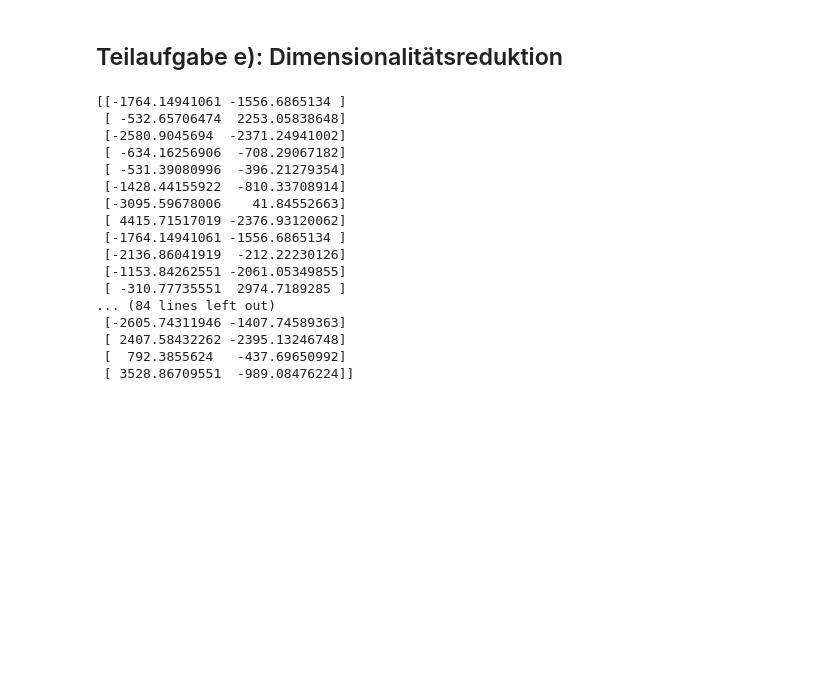
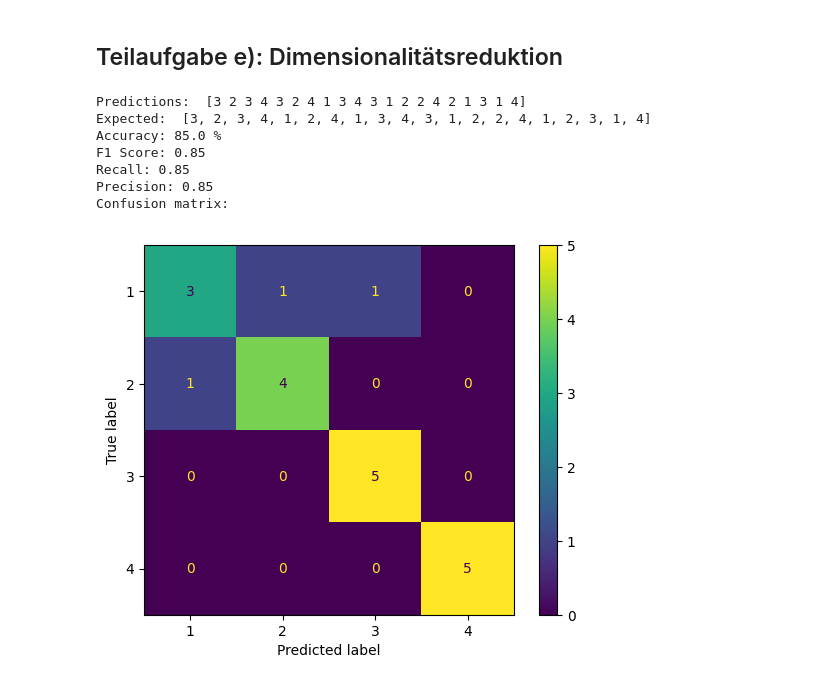
Before and after one commit to CarlGathmann/KI_Programmieraufgabe, a Jupyter notebook: src/aufgabe2.ipynb, the cells around one changed output. Drawn from its saved outputs; the diff is of its cells as text; code cells hidden in the pictures; blank space fills up the shorter version.

```diff
--- a/src/aufgabe2.ipynb
+++ b/src/aufgabe2.ipynb
@@ -179,27 +177,43 @@ Confusion matrix:  [[4 1 0 0]
 # %% [markdown]
 ## Teilaufgabe e): Dimensionalitätsreduktion
-# %%
-from sklearn.decomposition import PCA
-
-pca = PCA(n_components=2)
-pca.fit(X_train + X_test)
-X = pca.transform(X_train + X_test)
-print(X)
-# %% [output]
-[[-1764.14941061 -1556.6865134 ]
- [ -532.65706474  2253.05838648]
- [-2580.9045694  -2371.24941002]
- [ -634.16256906  -708.29067182]
- [ -531.39080996  -396.21279354]
- [-1428.44155922  -810.33708914]
- [-3095.59678006    41.84552663]
- [ 4415.71517019 -2376.93120062]
- [-1764.14941061 -1556.6865134 ]
- [-2136.86041919  -212.22230126]
- [-1153.84262551 -2061.05349855]
- [ -310.77735551  2974.7189285 ]
-... (84 lines left out)
- [-2605.74311946 -1407.74589363]
- [ 2407.58432262 -2395.13246748]
- [  792.3855624   -437.69650992]
- [ 3528.86709551  -989.08476224]]
+# %%
+from sklearn.decomposition import PCA
+
+# Calculate eigenvectors and eigenvalues of the covariance matrix
+X_train = np.array(X_train)
+mean_vec = np.mean(X_train, axis=0)
+cov_mat = np.cov(X_train.T)
+eig_vals, eig_vecs = np.linalg.eig(cov_mat)
+# Make a list of (eigenvalue, eigenvector) tuples
+eig_pairs = [(np.abs(eig_vals[i]), eig_vecs[:, i]) for i in range(len(eig_vals))]
+
+# Sort the (eigenvalue, eigenvector) tuples from high to low
+eig_pairs.sort(key=lambda x: x[0], reverse=True)
+
+# Calculate the explained variance from the eigenvalues
+tot = sum(eig_vals)
+var_exp = [(i / tot) * 100 for i in sorted(eig_vals, reverse=True)] # Individual explained variance
+cum_var_exp = np.cumsum(var_exp) # Cumulative explained variance
+
+# Find the number of components that explain 90% of the variance
+n = [n for n,i in enumerate(cum_var_exp) if i > 90][0]
+
+pca = PCA(n_components=n)
+pca.fit(X_train)
+X_20d = pca.transform(X_train)
+
+
+rf = RandomForestClassifier(n_estimators=155)
+rf = rf.fit(X_20d, y_train)
+
+test_20d = pca.transform(X_test)
+score(y_test, rf.predict(test_20d))
+# %% [output]
+Predictions:  [3 2 3 4 3 2 4 1 3 4 3 1 2 2 4 2 1 3 1 4]
+Expected:  [3, 2, 3, 4, 1, 2, 4, 1, 3, 4, 3, 1, 2, 2, 4, 1, 2, 3, 1, 4]
+Accuracy: 85.0 %
+F1 Score: 0.85
+Recall: 0.85
+Precision: 0.85
+Confusion matrix:
+[figure, added]
```
Also changed, not shown: parts of 2 cells of this notebook.
